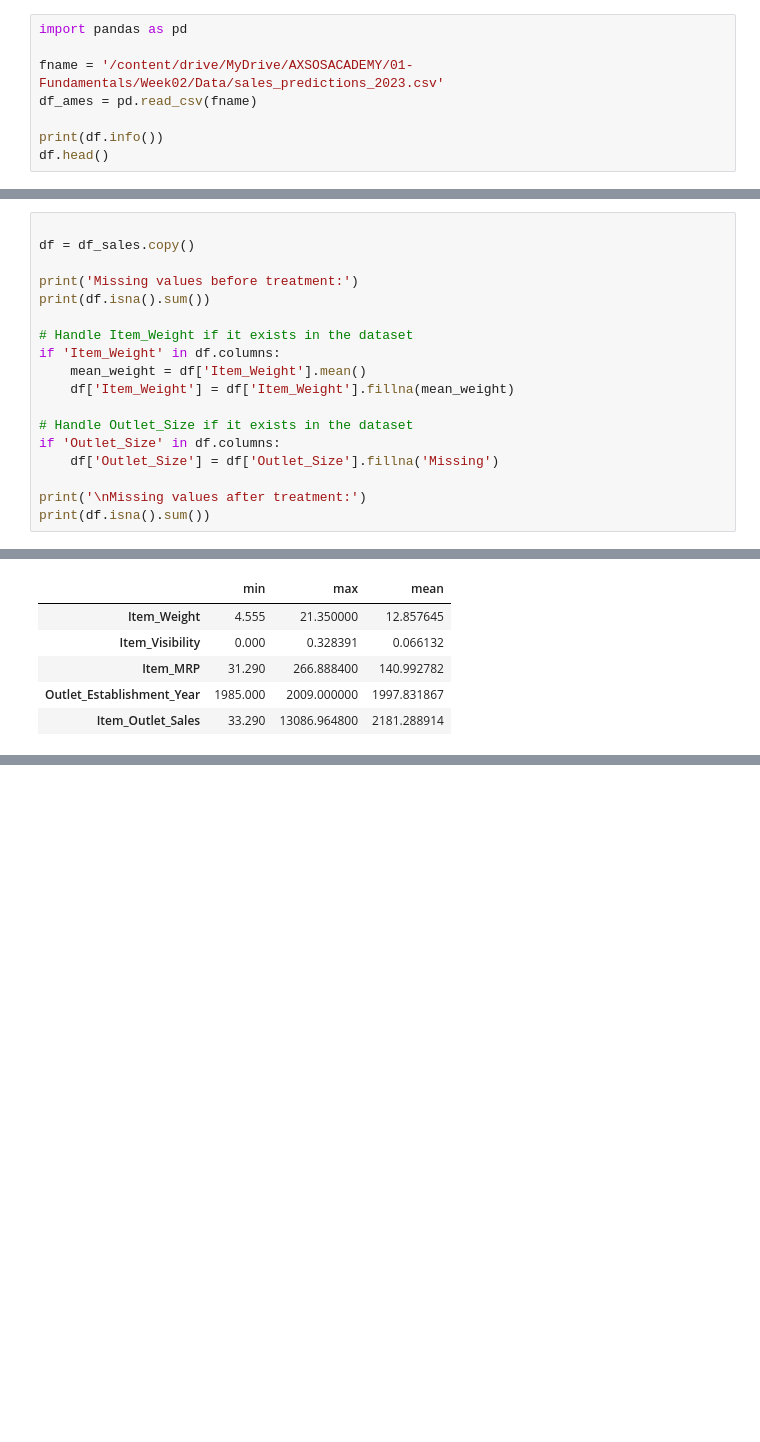
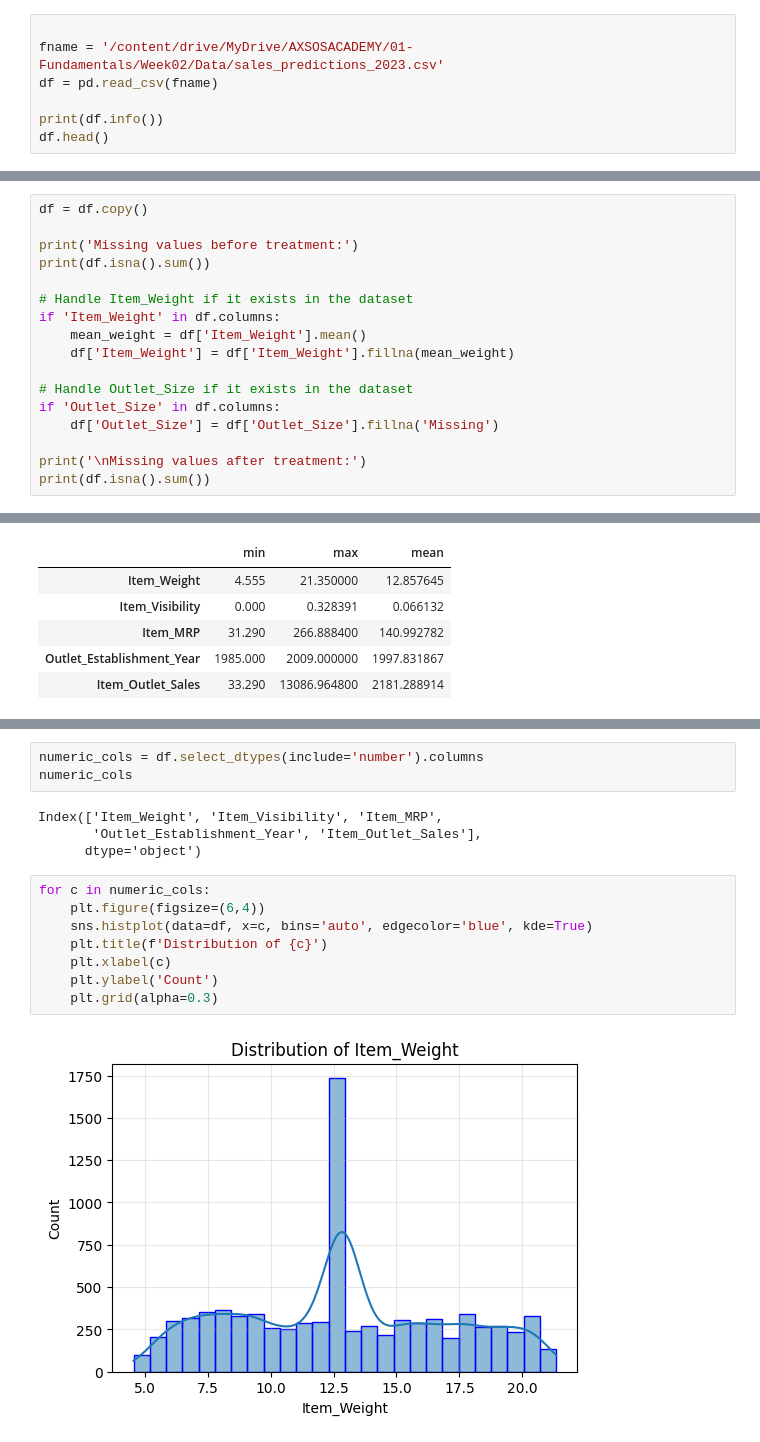
Before and after one commit to ashrafsohail42003/Prediction-of-Product-Sales, a Jupyter notebook: Data_Cleaning_&_Exploration(Project).ipynb, the cells around one changed output, grey strips where cells are left out. Drawn from its saved outputs; the diff is of its cells as text; blank space fills up the shorter version.

```diff
--- a/Data_Cleaning_&_Exploration(Project).ipynb
+++ b/Data_Cleaning_&_Exploration(Project).ipynb
@@ -5,8 +9,7 @@
 # %%
-import pandas as pd
 
 fname = '/content/drive/MyDrive/AXSOSACADEMY/01-Fundamentals/Week02/Data/sales_predictions_2023.csv'
-df_ames = pd.read_csv(fname)
+df = pd.read_csv(fname)
 
 print(df.info())
 df.head()
@@ -80,8 +83,7 @@ The updated dataset has 8523 rows and 12 columns.
 # %% [markdown]
 ## Missing Value Treatment
 # %%
-
-df = df_sales.copy()
+df = df.copy()
 
 print('Missing values before treatment:')
 print(df.isna().sum())
@@ -178,0 +189,17 @@ Summary Statistics for Numerical Columns:
+# %%
+numeric_cols = df.select_dtypes(include='number').columns
+numeric_cols
+# %% [output]
+Index(['Item_Weight', 'Item_Visibility', 'Item_MRP',
+       'Outlet_Establishment_Year', 'Item_Outlet_Sales'],
+      dtype='object')
+# %%
+for c in numeric_cols:
+    plt.figure(figsize=(6,4))
+    sns.histplot(data=df, x=c, bins='auto', edgecolor='blue', kde=True)
+    plt.title(f'Distribution of {c}')
+    plt.xlabel(c)
+    plt.ylabel('Count')
+    plt.grid(alpha=0.3)
+# %% [output]
+[figure, added]
```
Also changed, not shown: parts of 16 cells of this notebook.
